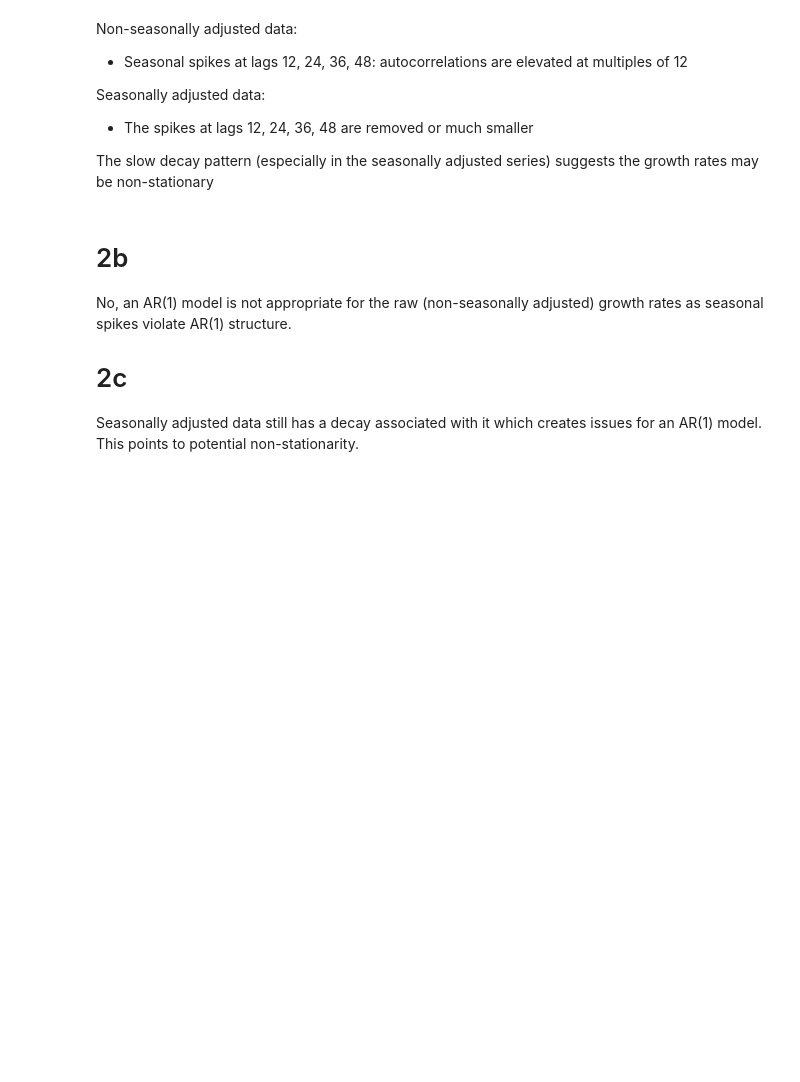
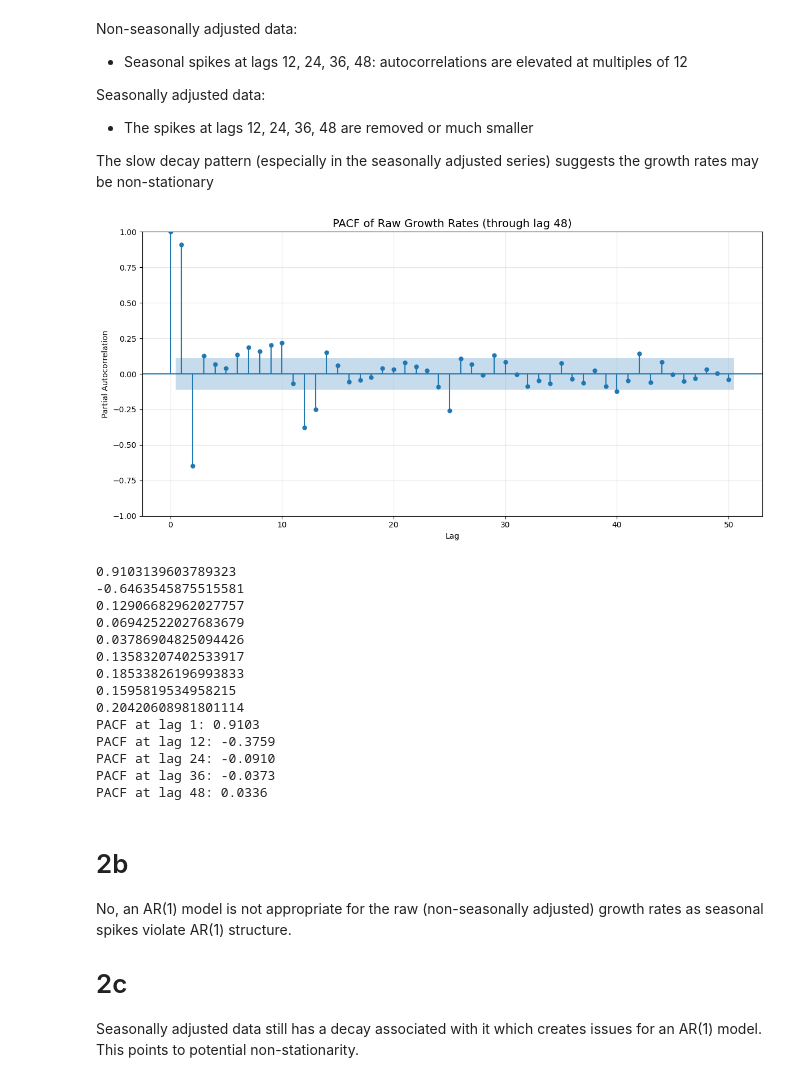
Before and after one commit to OlegGlo/time-series-analysis-HW, a Jupyter notebook: a1/q2.ipynb, the cells around one changed output. Drawn from its saved outputs; the diff is of its cells as text; code cells hidden in the pictures; blank space fills up the shorter version.

```diff
--- a/a1/q2.ipynb
+++ b/a1/q2.ipynb
@@ -110,6 +110,50 @@ Seasonally adjusted data:
 
 
 The slow decay pattern (especially in the seasonally adjusted series) suggests the growth rates may be non-stationary
+# %%
+# Switch between two datasets
+raw_growth_rates = non_seasonal_adj_data['growth_rate'].dropna()
+# raw_growth_rates = seasonal_adj_data['growth_rate'].dropna()
+
+# Calculate PACF
+pacf_values = pacf(raw_growth_rates, nlags=48, method='ols')
+
+# Plot the PACF
+plt.figure(figsize=(12, 6))
+plot_pacf(raw_growth_rates, lags=50, alpha=0.05, ax=plt.gca(), method='ols')
+plt.title('PACF of Raw Growth Rates (through lag 48)', fontsize=14)
+plt.xlabel('Lag')
+plt.ylabel('Partial Autocorrelation')
+plt.grid(True, alpha=0.3)
+plt.tight_layout()
+plt.show()
+
+for x in range(1, 10):
+    print(pacf_values[x])
+
+print(f"PACF at lag 1: {pacf_values[1]:.4f}")
+# print(f"PACF at lag 2: {pacf_values[2]:.4f}")
+# print(f"PACF at lag 3: {pacf_values[3]:.4f}")
+print(f"PACF at lag 12: {pacf_values[12]:.4f}")
+print(f"PACF at lag 24: {pacf_values[24]:.4f}")
+print(f"PACF at lag 36: {pacf_values[36]:.4f}")
+print(f"PACF at lag 48: {pacf_values[48]:.4f}")
+# %% [output]
+[figure, added]
+0.9103139603789323
+-0.6463545875515581
+0.12906682962027757
+0.06942522027683679
+0.03786904825094426
+0.13583207402533917
+0.18533826196993833
+0.1595819534958215
+0.20420608981801114
+PACF at lag 1: 0.9103
+PACF at lag 12: -0.3759
+PACF at lag 24: -0.0910
+PACF at lag 36: -0.0373
+PACF at lag 48: 0.0336
 # %% [markdown]
 # 2b
 
```
Also changed, not shown: parts of 1 cell of this notebook.
